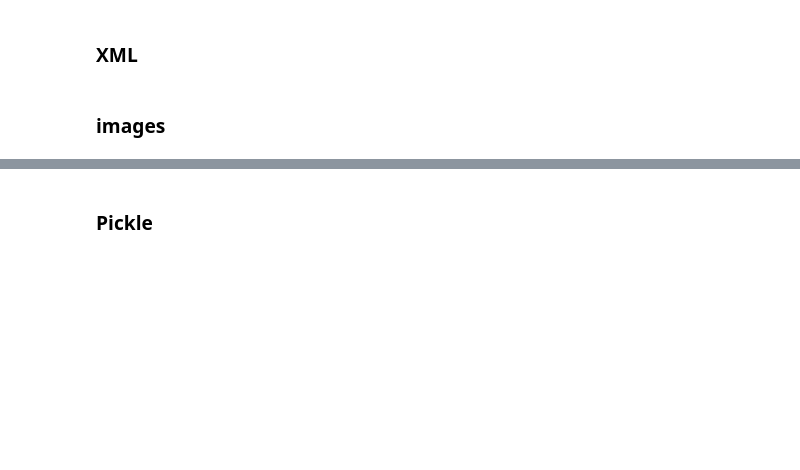
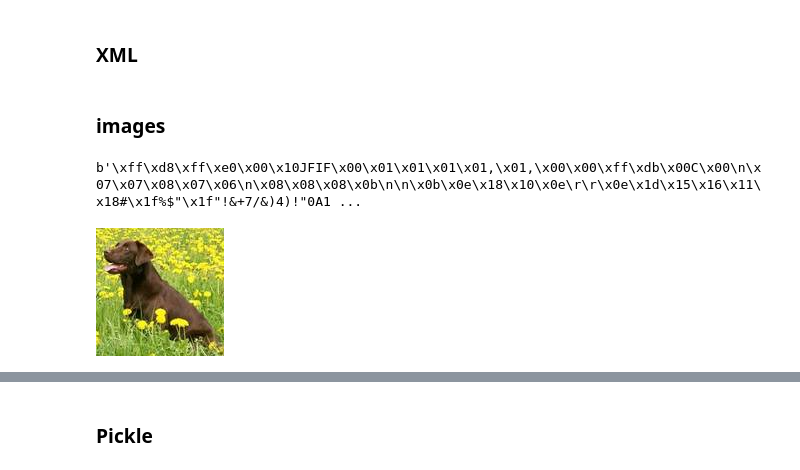
Before and after one commit to hellenmureithi/Data_analysis_in_base_python, a Jupyter notebook: index.ipynb, the cells around one changed output, grey strips where cells are left out. Saved outputs shown, nothing was run; the diff lists cells and outputs as text; code cells hidden in the pictures; blank space fills up the shorter version.

```diff
--- a/index.ipynb
+++ b/index.ipynb
@@ -112,5 +333,16 @@ JSON files are structured similarly to dictionaries, and can contain nested data
 ### images
 # %%
 # reading images as binary files
+with open("dog.jpg","rb") as file:
+    print(file.read())
+# %% [output]
+b'\xff\xd8\xff\xe0\x00\x10JFIF\x00\x01\x01\x01\x01,\x01,\x00\x00\xff\xdb\x00C\x00\n\x07\x07\x08\x07\x06\n\x08\x08\x08\x0b\n\n\x0b\x0e\x18\x10\x0e\r\r\x0e\x1d\x15\x16\x11\x18#\x1f%$"\x1f"!&+7/&)4)!"0A1 ...
 # %%
 # reading with pillow
+
+from PIL import Image
+
+img = Image.open("dog.jpg")
+display(img)
+# %% [output]
+[figure, added]
```
Also changed, not shown: parts of 26 cells of this notebook, 4 other files.
